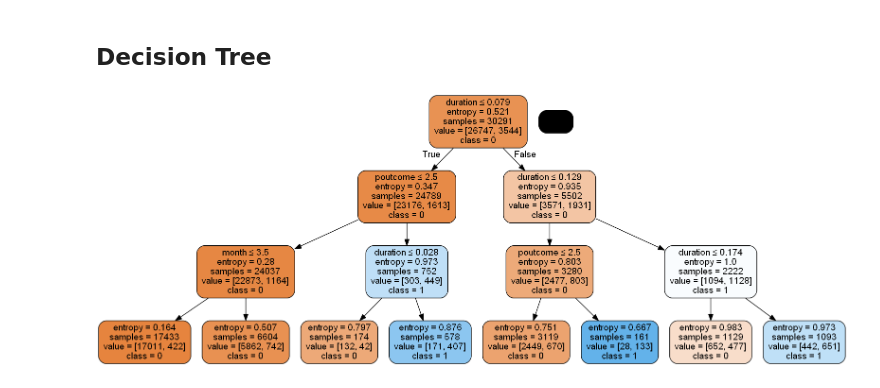
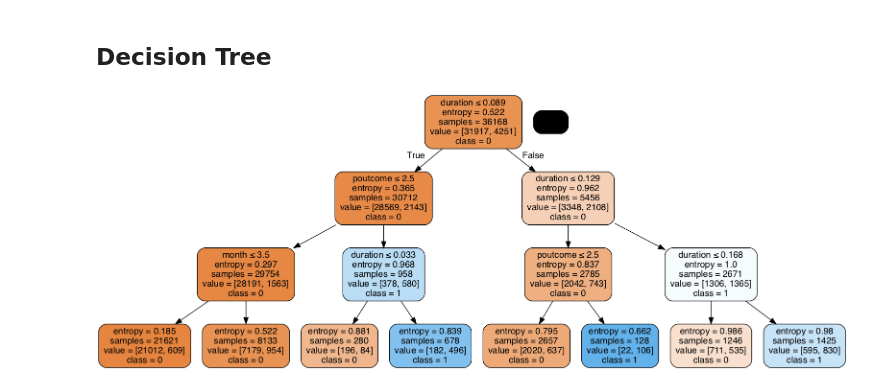
Before and after one commit to mdvertola/mis584, a Jupyter notebook: 584 Project.ipynb, the cells around one changed output. Saved outputs shown, nothing was run; the diff lists cells and outputs as text; code cells hidden in the pictures.

Commit message:
adding kmeans and additional feature engineering

```diff
--- a/584 Project.ipynb
+++ b/584 Project.ipynb
@@ -134,0 +167,19 @@ dtype: float64
+# %%
+plt.figure(figsize=(12, 12))
+random_state = 47
+x = df[['age','balance','day','duration','campaign','pdays','previous']].to_numpy()
+x = PCA(n_components=2).fit_transform(x)
+
+y = df['y'].to_numpy()
+
+# # # Incorrect number of clusters
+km = KMeans(n_clusters=4, random_state=random_state)
+kmfp = km.fit_predict(x)
+
+plt.subplot(221)
+plt.scatter(x[:, 0],x[:, 1], c=kmfp)
+
+kmf = km.fit(x)
+print("Homogeneity: %0.4f" % metrics.homogeneity_score(df.y, kmf.labels_))
+print("Completeness: %0.4f" % metrics.completeness_score(df.y, kmf.labels_))
+print("V-measure: %0.4f" % metrics.v_measure_score(df.y, kmf.labels_))
@@ -134,0 +195,3 @@ dtype: float64
+# %%
+# Comment out to not add kmeans label
+df['kmeans'] = kmf.labels_
@@ -134,0 +222,5 @@ dtype: float64
+# %%
+cols = ['duration','poutcome','month']
+for col in cols:
+    desc = df[col].to_frame().describe()
+    df[col+'_abv_mean'] = np.where(df[col]>= desc.loc['mean'].values[0], 1, 0)
@@ -136,11 +248,11 @@ dtype: float64
 # Train/ Test Split
 # %%
 # convert to nparray
-X = df.drop('y', 1).to_numpy()
+X = df[featureNames()].to_numpy()
 y = df['y'].to_frame().to_numpy()
 
 # make train test split
-X_train, X_test, y_train, y_test = train_test_split(X, y, test_size=0.33, random_state=42)
+X_train, X_test, y_train, y_test = train_test_split(X, y, test_size=0.2, random_state=50)
 # %% [markdown]
 # Modeling
 # %% [markdown]
@@ -205,21 +318,21 @@ Please also refer to the documentation for alternative solver options:
 # %%
 # Create Decision Tree classifer
 DT = DecisionTreeClassifier(criterion="entropy", max_depth=3)
 # Train Decision Tree Classifer
 DT = DT.fit(X_train,y_train)
 
 #Predict the response for test dataset
 y_pred = DT.predict(X_test)
 score = metrics.accuracy_score(y_test, y_pred)
 dot_data = StringIO()
 export_graphviz(DT, out_file=dot_data,
                 filled=True, rounded=True,
-                special_characters=True, feature_names = featureNames,class_names=['0','1'])
+                special_characters=True, feature_names = featureNames(),class_names=['0','1'])
 graph = pydotplus.graph_from_dot_data(dot_data.getvalue())
 graph.write_png('bank_DT.png')
 Image(graph.create_png())
 # %% [output]
-[figure, old version]
+[figure, new version]
 # %%
 # Create Confusion Matrix
 cm = metrics.confusion_matrix(y_test, y_pred)
```
Also changed, not shown: parts of 25 cells of this notebook, 1 other file.
